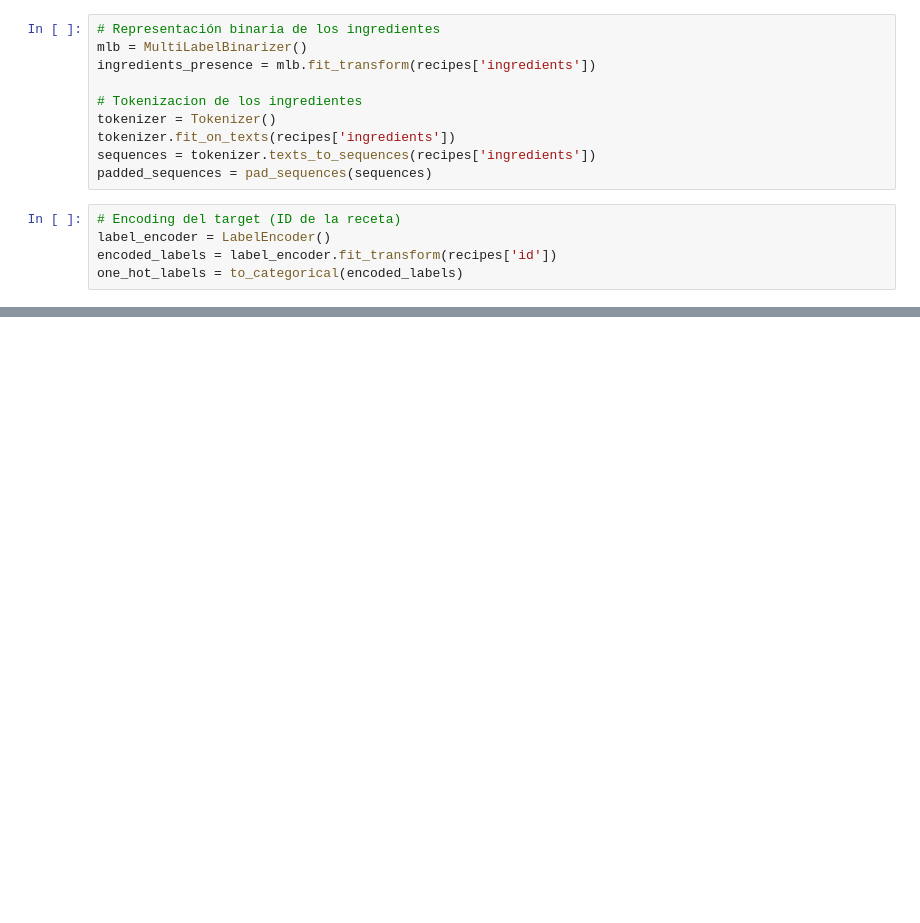
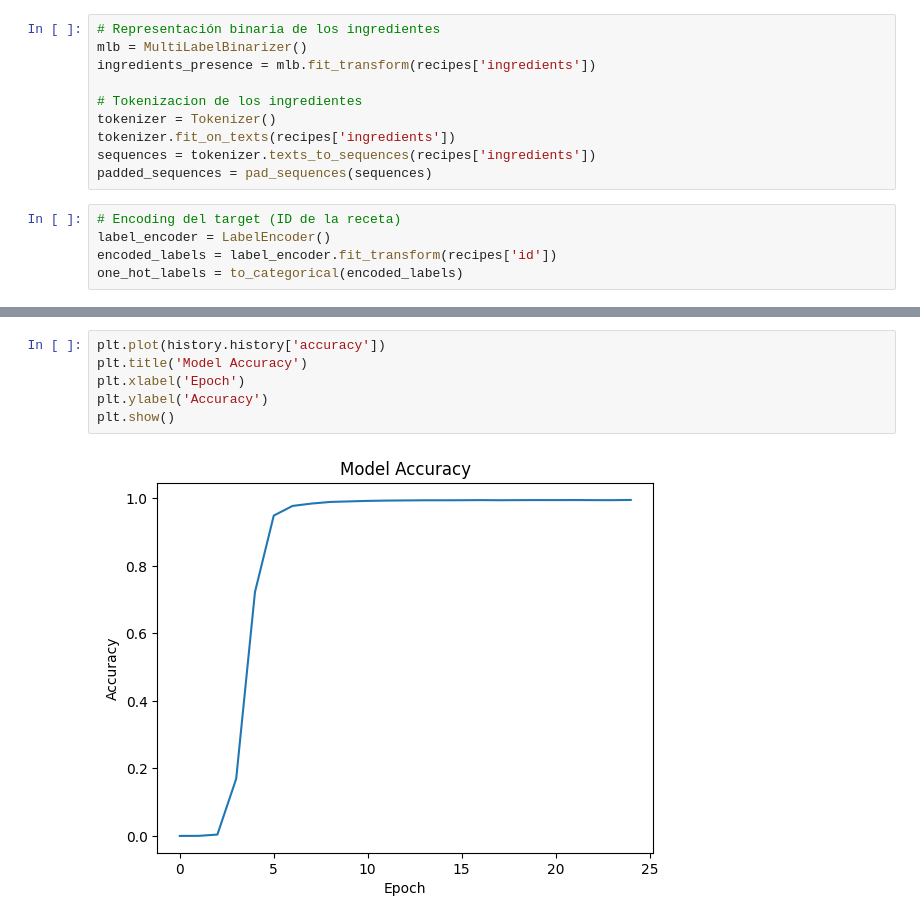
Before and after one commit to MGonza20/ProyectoFinal_DeepLearning, a Jupyter notebook: Recommendation_Model_Final.ipynb, the cells around one changed output, grey strips where cells are left out. Saved outputs shown, nothing was run; the diff lists cells and outputs as text; blank space fills up the shorter version.

Commit message:
loss accuracy and no embedding

```diff
--- a/Recommendation_Model_Final.ipynb
+++ b/Recommendation_Model_Final.ipynb
@@ -124,3 +118,11 @@ recipes
+# %%
+plt.plot(history.history['accuracy'])
+plt.title('Model Accuracy')
+plt.xlabel('Epoch')
+plt.ylabel('Accuracy')
+plt.show()
+# %% [output]
+[figure, added]
 # %%
 try_ingredients_2 = ['tomato', 'cheese', 'pasta']
 
```
Also changed, not shown: parts of 11 cells of this notebook.
